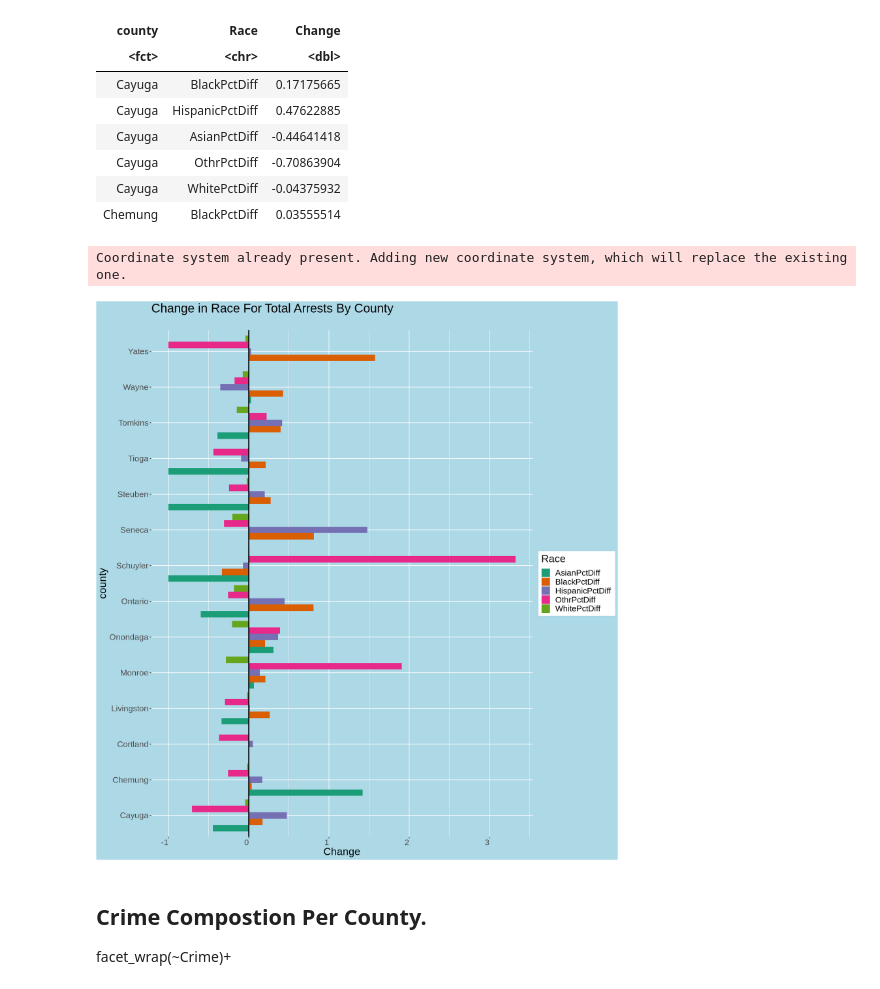
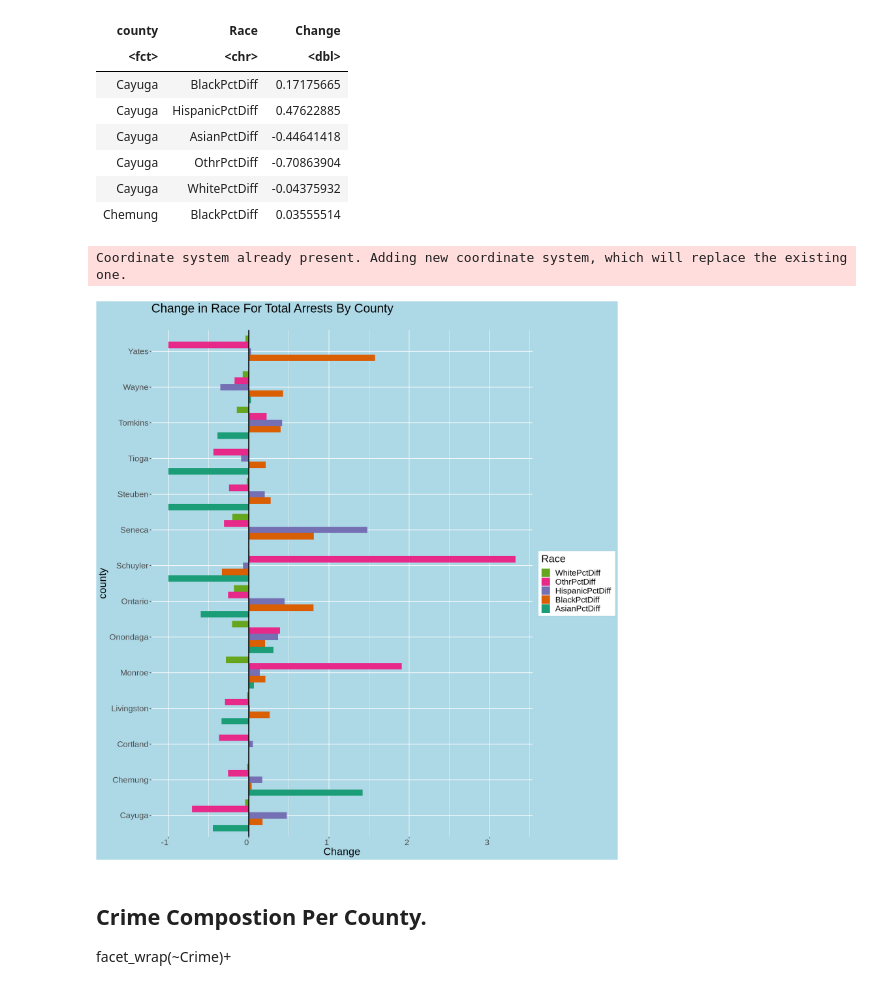
Before and after one commit to JF11579/New-Stuff, a Jupyter notebook: CGR_5.ipynb, the cells around one changed output. Cells and saved outputs as stored; diff of their text form; code cells hidden in the pictures.

```diff
--- a/CGR_5.ipynb
+++ b/CGR_5.ipynb
@@ -963,22 +975,22 @@ Race_values_Pct_Change_longer
 # %%
 ggplot(Race_values_Pct_Change_longer, aes(county, Change   , fill = Race)) +
                               geom_bar(stat = "identity",position = "dodge")+coord_flip()+
                                theme(text = element_text(size=20),
                                 axis.text.x = element_text(angle=90, hjust=1))+
                                scale_fill_brewer(palette = "Dark2")+
                                theme(text = element_text(size=20),
                                 axis.text.x = element_text(angle=0, hjust=1)) +
                        theme(plot.background = element_rect(fill = "light blue"),
                       panel.background = element_rect(fill = "light blue")) +
                        labs(title = "Change in Race For Total Arrests By County",
                 subtitle = "")+
-                 guides(fill = guide_legend(reverse= FALSE))+
+                 guides(fill = guide_legend(reverse= TRUE))+
                       coord_flip()+
                       geom_hline(yintercept= 0, linetype="solid",
                 color = "black", size=1)
 # %% [output]
 Coordinate system already present. Adding new coordinate system, which will replace the existing one.
-[figure, old version]
+[figure, new version]
 # %% [markdown]
 ## Crime Compostion Per County.
 
```
Also changed, not shown: parts of 12 cells of this notebook.
